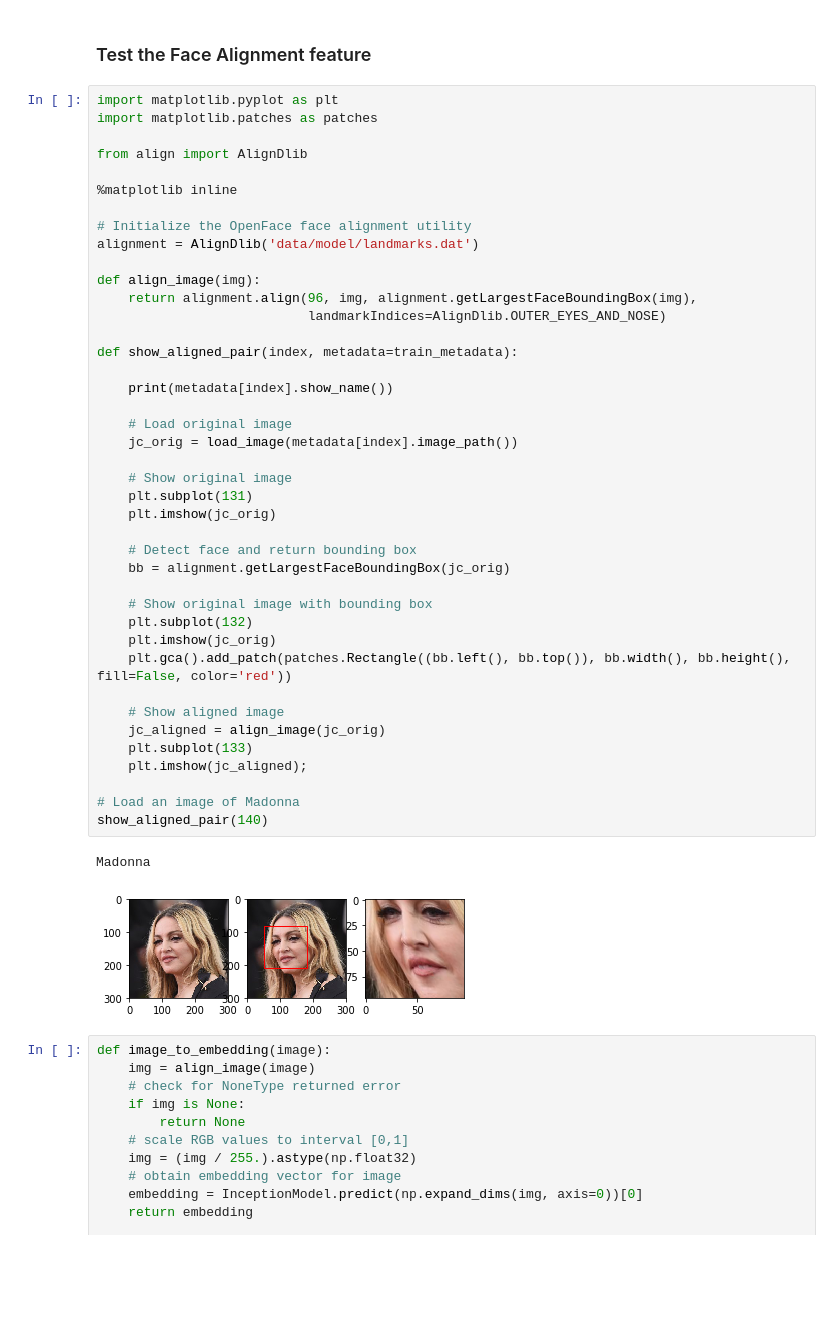
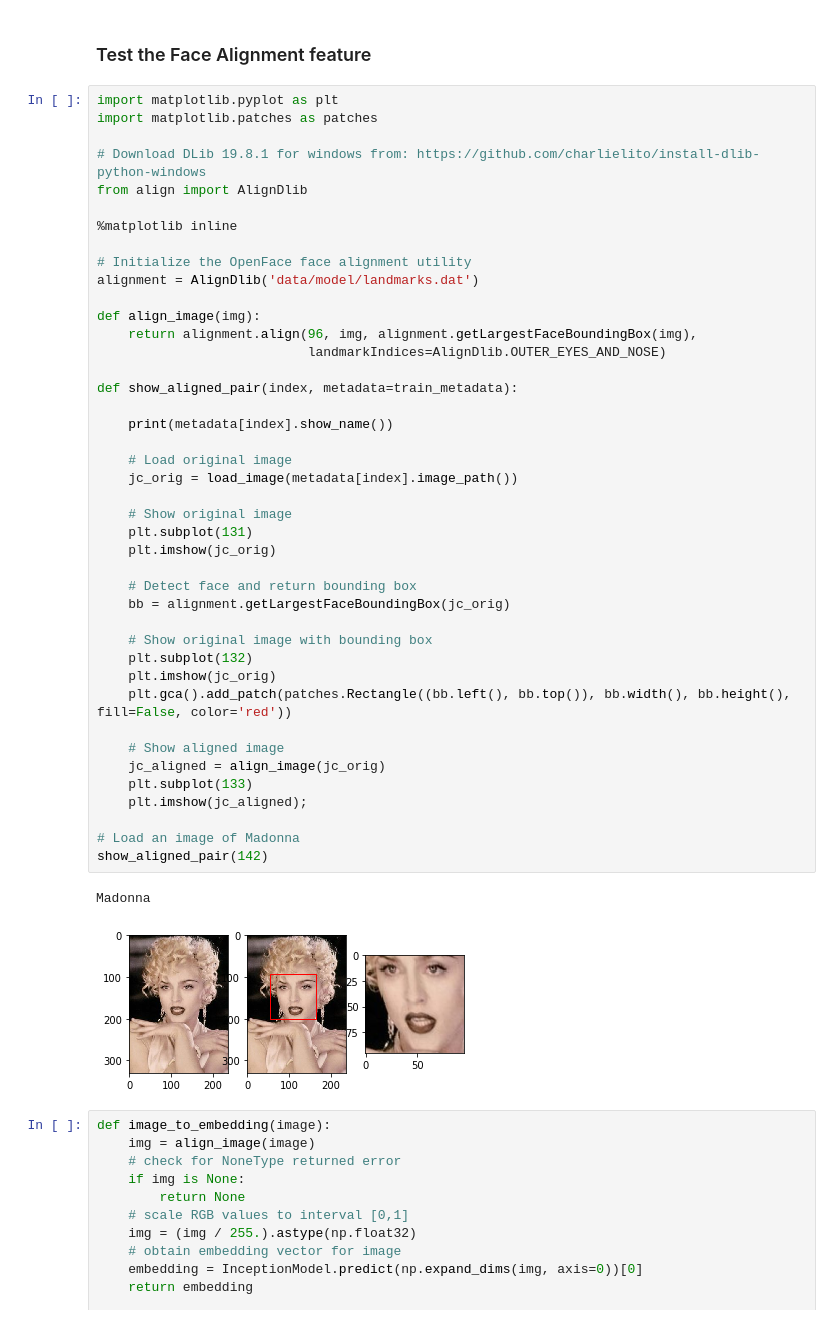
Before and after one commit to pskrunner14/face-off, a Jupyter notebook: face_recog.ipynb, the cells around one changed output. Saved outputs shown, nothing was run; the diff lists cells and outputs as text; blank space fills up the shorter version.

```diff
--- a/face_recog.ipynb
+++ b/face_recog.ipynb
@@ -162,6 +162,7 @@ Loaded 33 testing images of 17 classes
 import matplotlib.pyplot as plt
 import matplotlib.patches as patches
 
+# Download DLib 19.8.1 for windows from: https://github.com/charlielito/install-dlib-python-windows
 from align import AlignDlib
 
 %matplotlib inline
@@ -173,35 +174,35 @@ def align_image(img):
     return alignment.align(96, img, alignment.getLargestFaceBoundingBox(img),
                            landmarkIndices=AlignDlib.OUTER_EYES_AND_NOSE)
 
 def show_aligned_pair(index, metadata=train_metadata):
 
     print(metadata[index].show_name())
 
     # Load original image
     jc_orig = load_image(metadata[index].image_path())
 
     # Show original image
     plt.subplot(131)
     plt.imshow(jc_orig)
 
     # Detect face and return bounding box
     bb = alignment.getLargestFaceBoundingBox(jc_orig)
 
     # Show original image with bounding box
     plt.subplot(132)
     plt.imshow(jc_orig)
     plt.gca().add_patch(patches.Rectangle((bb.left(), bb.top()), bb.width(), bb.height(), fill=False, color='red'))
 
     # Show aligned image
     jc_aligned = align_image(jc_orig)
     plt.subplot(133)
     plt.imshow(jc_aligned);
 
 # Load an image of Madonna
-show_aligned_pair(140)
+show_aligned_pair(142)
 # %% [output]
 Madonna
-[figure, old version]
+[figure, new version]
 # %%
 def image_to_embedding(image):
     img = align_image(image)
```
Also changed, not shown: parts of 8 cells of this notebook, 1 other file.
